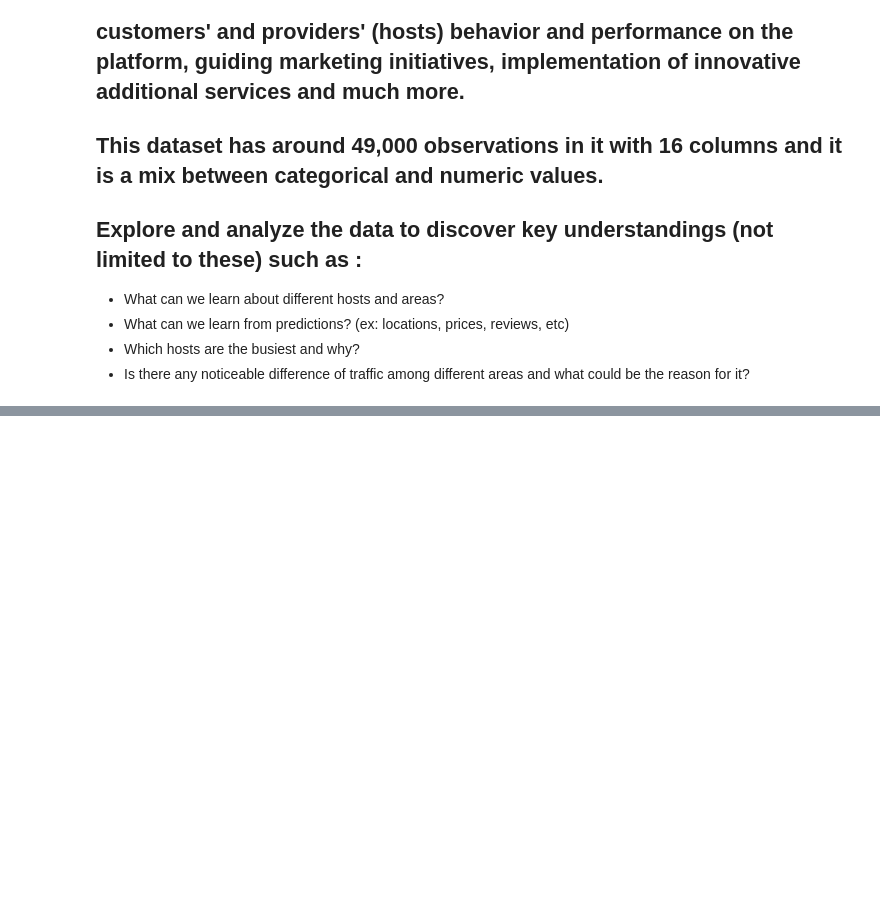
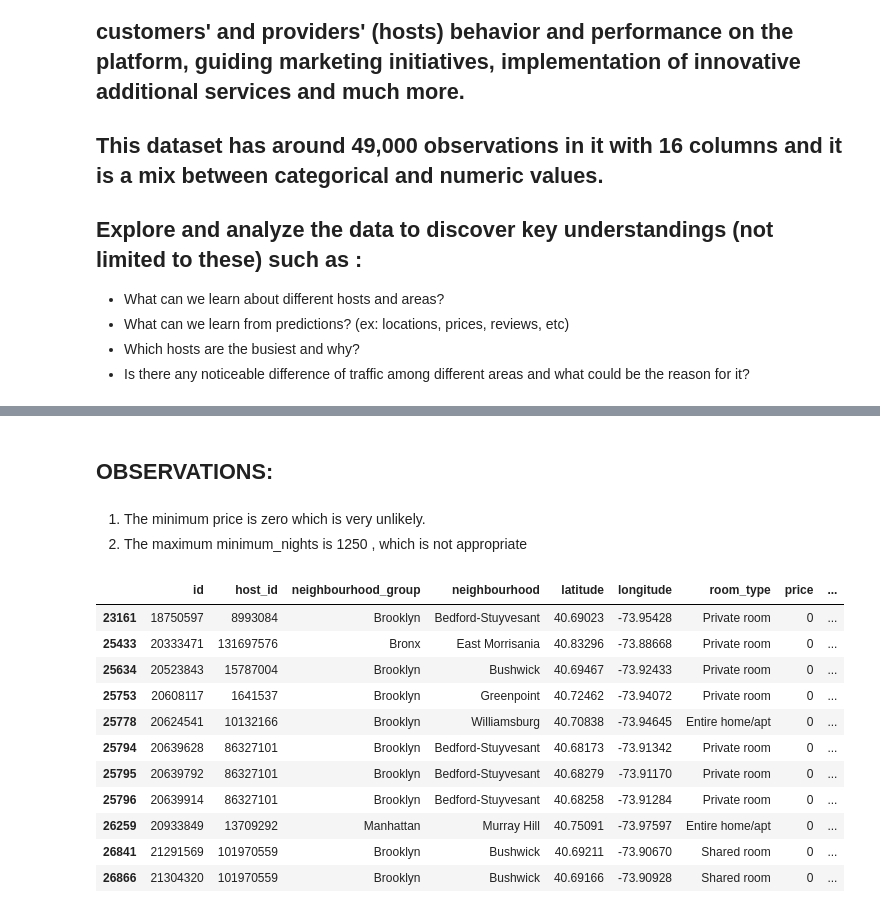
Before and after one commit to ChetanJadhav2341/Airbnb-Bookings-Analysis-EDA, a Jupyter notebook: Airbnb_Bookings_Analysis_Capstone_Project.ipynb, the cells around one changed output, grey strips where cells are left out. Drawn from its saved outputs; the diff is of its cells as text; code cells hidden in the pictures; blank space fills up the shorter version.

```diff
--- a/Airbnb_Bookings_Analysis_Capstone_Project.ipynb
+++ b/Airbnb_Bookings_Analysis_Capstone_Project.ipynb
@@ -27,0 +96,5 @@ df=pd.read_csv(url)
+# %%
+# LETS DROP THE COLUMN name, host_name and last_review
+
+
+df.drop([ "name", "host_name" ,"last_review"],inplace=True ,axis=1)
@@ -27,0 +122,4 @@ df=pd.read_csv(url)
+# %%
+# REPLACING THE NaN VALUES WITH ZEROS
+
+df.fillna({'reviews_per_month':0},inplace=True)
@@ -27,0 +155,22 @@ df=pd.read_csv(url)
+# %% [markdown]
+## **OBSERVATIONS:**
+# %% [markdown]
+1. The minimum price is zero which is very unlikely.
+2. The maximum minimum_nights is 1250 , which is not appropriate
+# %%
+# ROW WHICH HAVE PRICE ZERO
+
+df[df['price']==0]
+# %% [output]
+|  | id | host_id | neighbourhood_group | neighbourhood | latitude | longitude | room_type | price | ... |
+| 23161 | 18750597 | 8993084 | Brooklyn | Bedford-Stuyvesant | 40.69023 | -73.95428 | Private room | 0 | ... |
+| 25433 | 20333471 | 131697576 | Bronx | East Morrisania | 40.83296 | -73.88668 | Private room | 0 | ... |
+| 25634 | 20523843 | 15787004 | Brooklyn | Bushwick | 40.69467 | -73.92433 | Private room | 0 | ... |
+| 25753 | 20608117 | 1641537 | Brooklyn | Greenpoint | 40.72462 | -73.94072 | Private room | 0 | ... |
+| 25778 | 20624541 | 10132166 | Brooklyn | Williamsburg | 40.70838 | -73.94645 | Entire home/apt | 0 | ... |
+| 25794 | 20639628 | 86327101 | Brooklyn | Bedford-Stuyvesant | 40.68173 | -73.91342 | Private room | 0 | ... |
+| 25795 | 20639792 | 86327101 | Brooklyn | Bedford-Stuyvesant | 40.68279 | -73.91170 | Private room | 0 | ... |
+| 25796 | 20639914 | 86327101 | Brooklyn | Bedford-Stuyvesant | 40.68258 | -73.91284 | Private room | 0 | ... |
+| 26259 | 20933849 | 13709292 | Manhattan | Murray Hill | 40.75091 | -73.97597 | Entire home/apt | 0 | ... |
+| 26841 | 21291569 | 101970559 | Brooklyn | Bushwick | 40.69211 | -73.90670 | Shared room | 0 | ... |
+| 26866 | 21304320 | 101970559 | Brooklyn | Bushwick | 40.69166 | -73.90928 | Shared room | 0 | ... |
```
Also changed, not shown: parts of 15 cells of this notebook.
